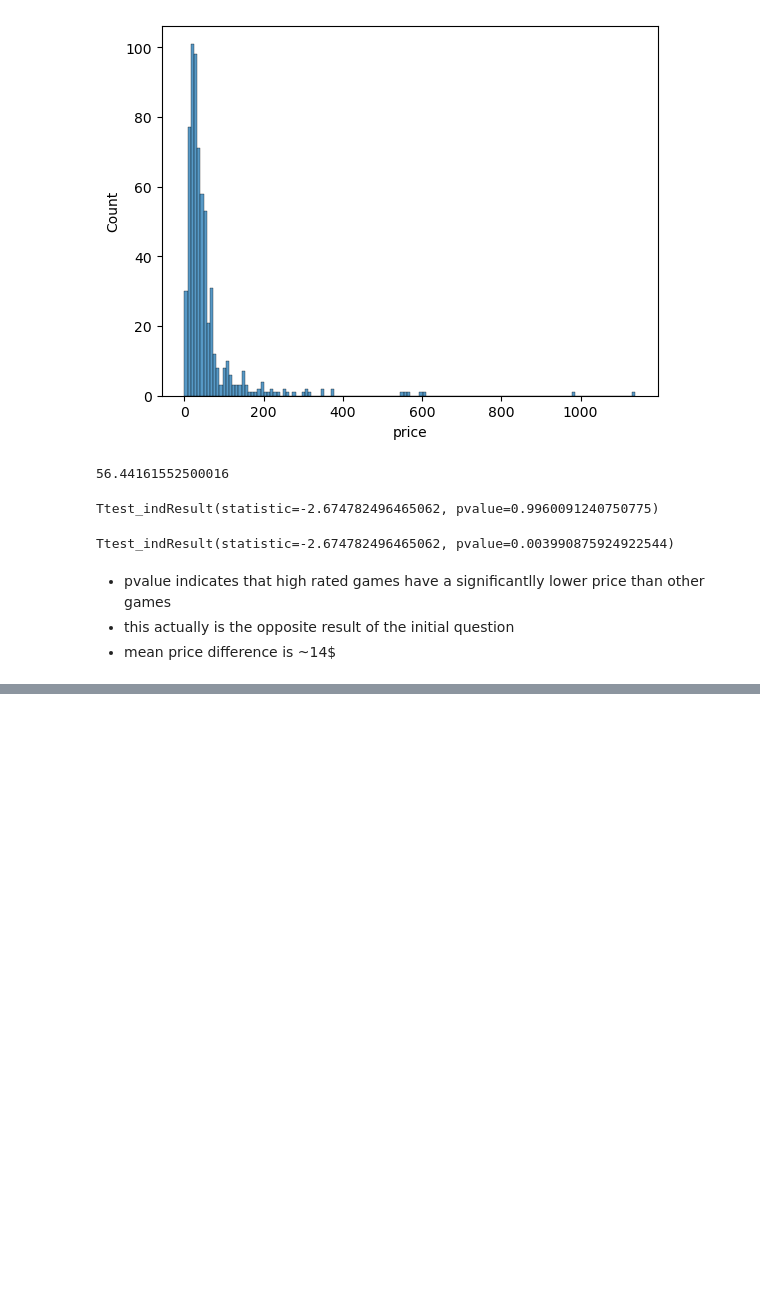
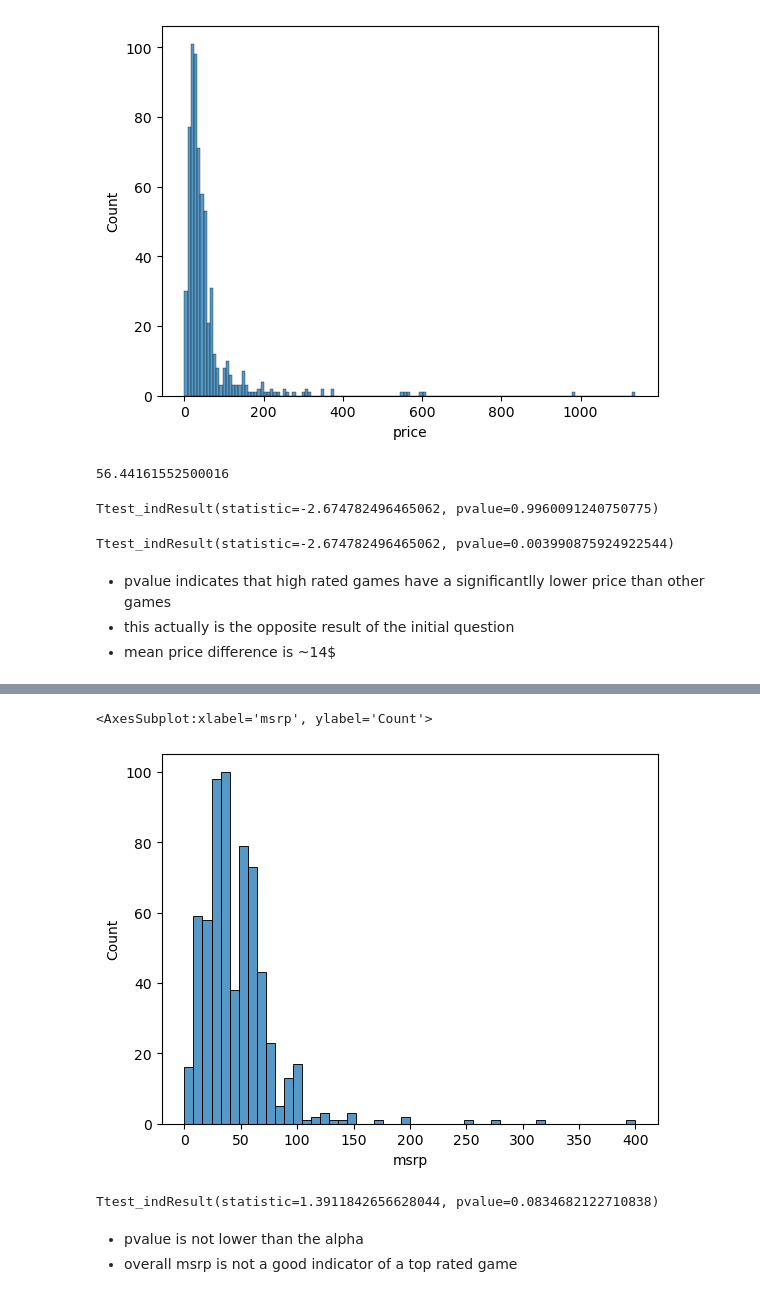
Before and after one commit to Andy-Jensen/board-game-project, a Jupyter notebook: explore.ipynb, the cells around one changed output, grey strips where cells are left out. Drawn from its saved outputs; the diff is of its cells as text; code cells hidden in the pictures; blank space fills up the shorter version.

```diff
--- a/explore.ipynb
+++ b/explore.ipynb
@@ -189,0 +212,2 @@ Ttest_indResult(statistic=-2.674782496465062, pvalue=0.003990875924922544)
+# %%
+lowrank=train[train['rank']==0]['msrp']
@@ -189,0 +218,12 @@ Ttest_indResult(statistic=-2.674782496465062, pvalue=0.003990875924922544)
+# %%
+sns.histplot(lowrank)
+# %% [output]
+<AxesSubplot:xlabel='msrp', ylabel='Count'>
+[figure, added]
+# %%
+stats.ttest_ind(hirank, lowrank, alternative='greater', equal_var=False)
+# %% [output]
+Ttest_indResult(statistic=1.3911842656628044, pvalue=0.0834682122710838)
+# %% [markdown]
+* pvalue is not lower than the alpha
+* overall msrp is not a good indicator of a top rated game
```
Also changed, not shown: parts of 26 cells of this notebook.
